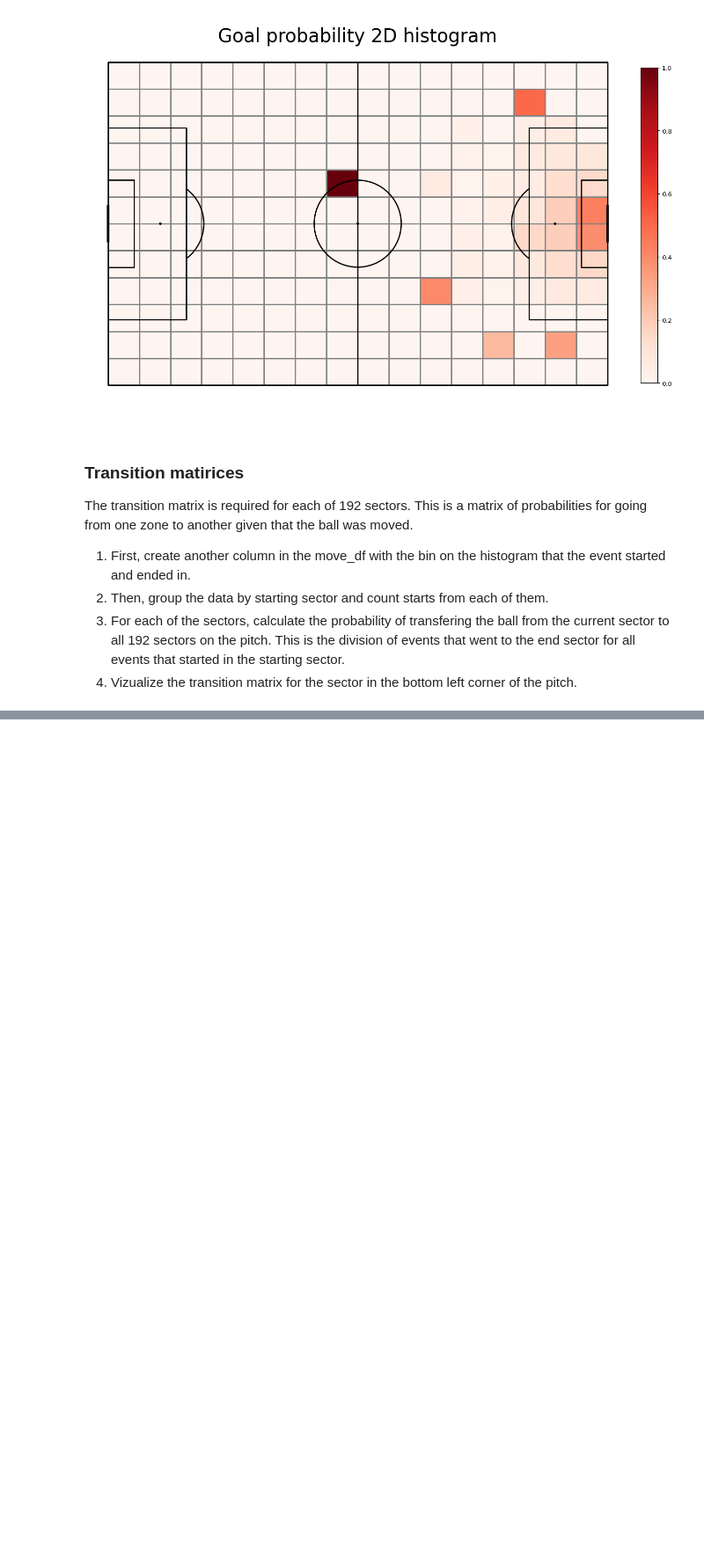
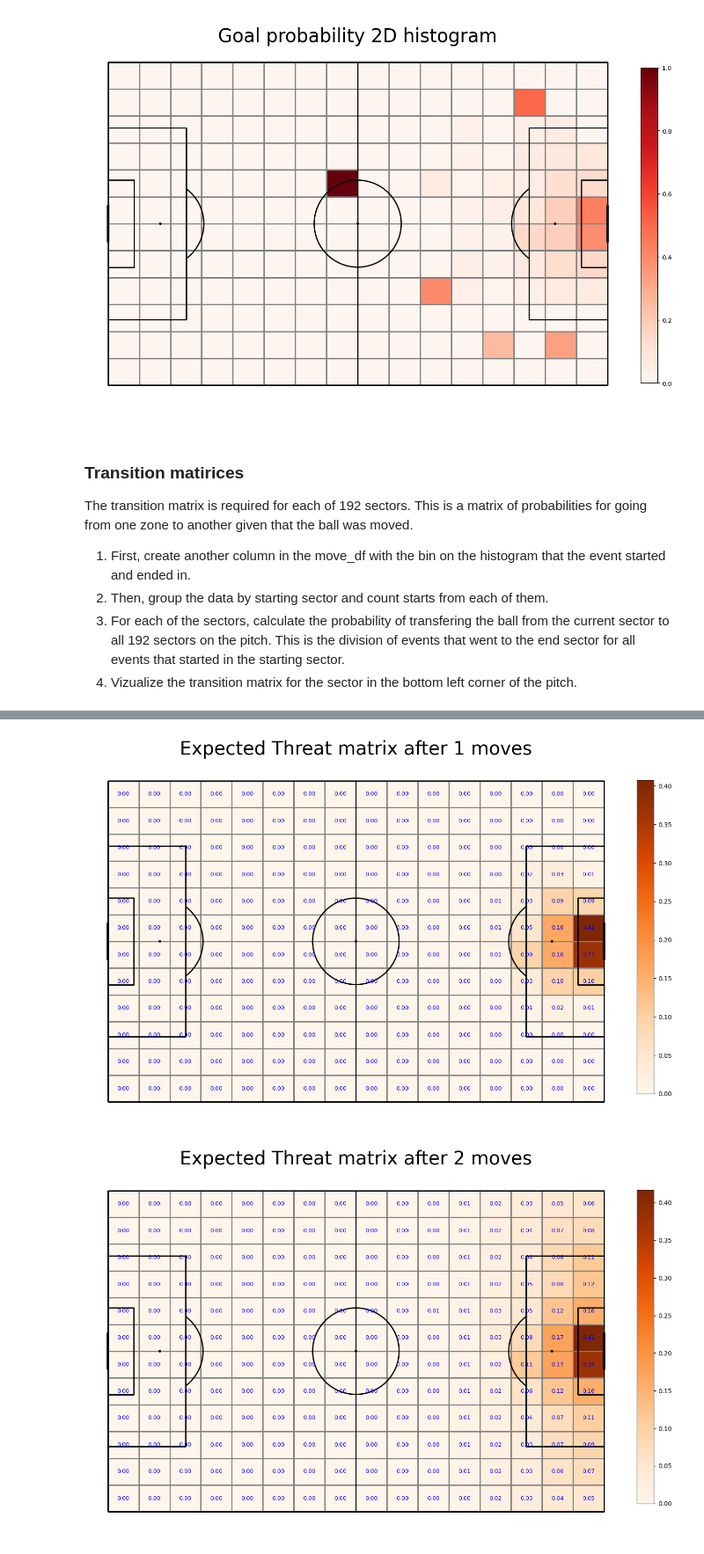
Before and after one commit to khoffLSU/footy_analytics, a Jupyter notebook: Valuing Actions Chapter.ipynb, the cells around one changed output, grey strips where cells are left out. Shown at 88% size. Saved outputs shown, nothing was run; the diff lists cells and outputs as text; code cells hidden in the pictures; blank space fills up the shorter version.

```diff
--- a/Valuing Actions Chapter.ipynb
+++ b/Valuing Actions Chapter.ipynb
@@ -348,0 +461,25 @@ The transition matrix is required for each of 192 sectors. This is a matrix of p
+# %%
+transition_matrices_array = np.array(transition_matrices) # create np array for transitions
+xT = np.zeros((12, 16)) # initialize zero matrix for xT
+# %%
+for i in range(5): # set iteration depth
+    shoot_expected_payoff = goal_probability*shot_probability # matrix multiplication
+    move_expected_payoff = move_probability*(np.sum(np.sum(transition_matrices_array*xT, axis = 2), axis = 1).reshape(16,12).T)
+    xT = shoot_expected_payoff + move_expected_payoff
+
+    # plot iteration to show convergence
+    fig, ax = pitch.grid(grid_height=0.9, title_height=0.06, axis=False,
+                     endnote_height=0.01, title_space=0, endnote_space=0)
+    goal["statistic"] = xT # assign xT to statistic
+    pcm  = pitch.heatmap(goal, cmap='Oranges', edgecolor='grey', ax=ax['pitch'])
+    labels = pitch.label_heatmap(goal, color='blue', fontsize=9,
+                             ax=ax['pitch'], ha='center', va='center', str_format="{0:,.2f}", zorder = 3)
+    # legend to our plot
+    ax_cbar = fig.add_axes((1, 0.093, 0.03, 0.786))
+    cbar = plt.colorbar(pcm, cax=ax_cbar)
+    txt = 'Expected Threat matrix after ' +  str(i+1) + ' moves'
+    fig.suptitle(txt, fontsize = 30)
+    plt.show()
+# %% [output]
+[figure, added]
+[figure, added]
```
Also changed, not shown: parts of 26 cells of this notebook.
